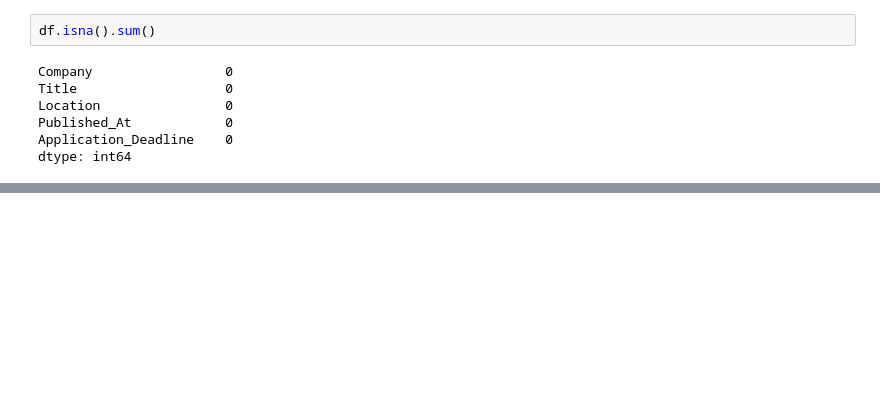
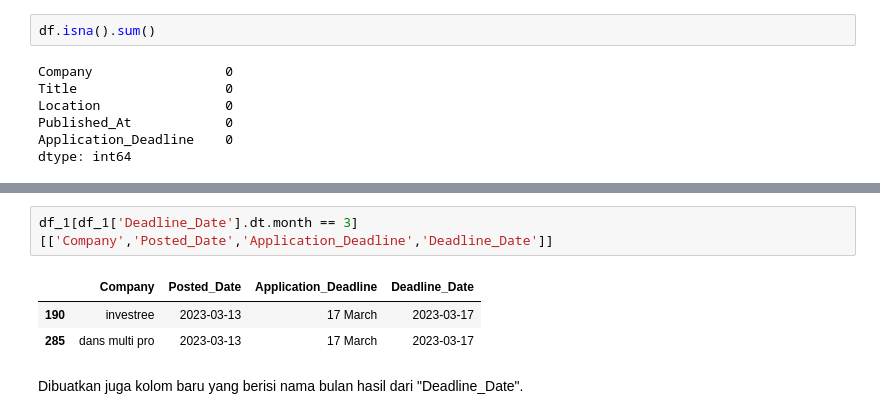
Before and after one commit to rusdipermana/webscrapping-id-kalibrr, a Jupyter notebook: webscrapping-id-kalibrr.ipynb, the cells around one changed output, grey strips where cells are left out. Cells and saved outputs as stored; diff of their text form; blank space fills up the shorter version.

```diff
--- a/webscrapping-id-kalibrr.ipynb
+++ b/webscrapping-id-kalibrr.ipynb
@@ -505,0 +510,8 @@ Dari data diatas menunjukan masih terdapat data yang belum bersih dimana nama ko
+# %%
+df_1[df_1['Deadline_Date'].dt.month == 3][['Company','Posted_Date','Application_Deadline','Deadline_Date']]
+# %% [output]
+|  | Company | Posted_Date | Application_Deadline | Deadline_Date |
+| 190 | investree | 2023-03-13 | 17 March | 2023-03-17 |
+| 285 | dans multi pro | 2023-03-13 | 17 March | 2023-03-17 |
+# %% [markdown]
+Dibuatkan juga kolom baru yang berisi nama bulan hasil dari "Deadline_Date".
```
Also changed, not shown: parts of 86 cells of this notebook, 7 other files.
